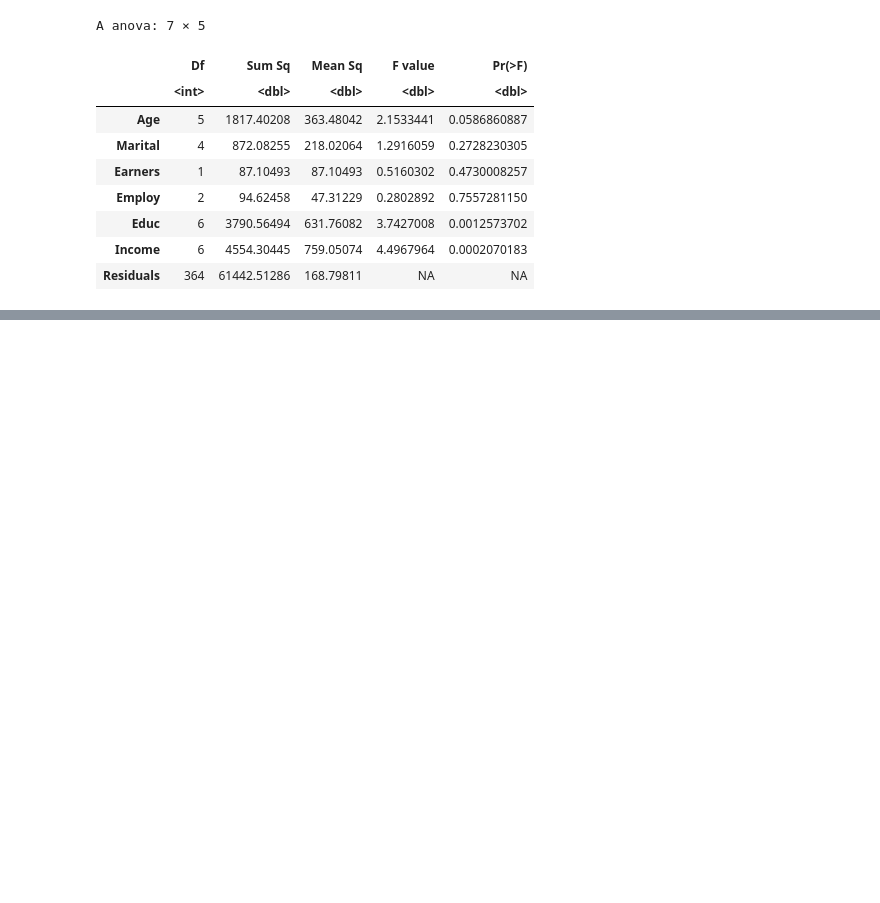
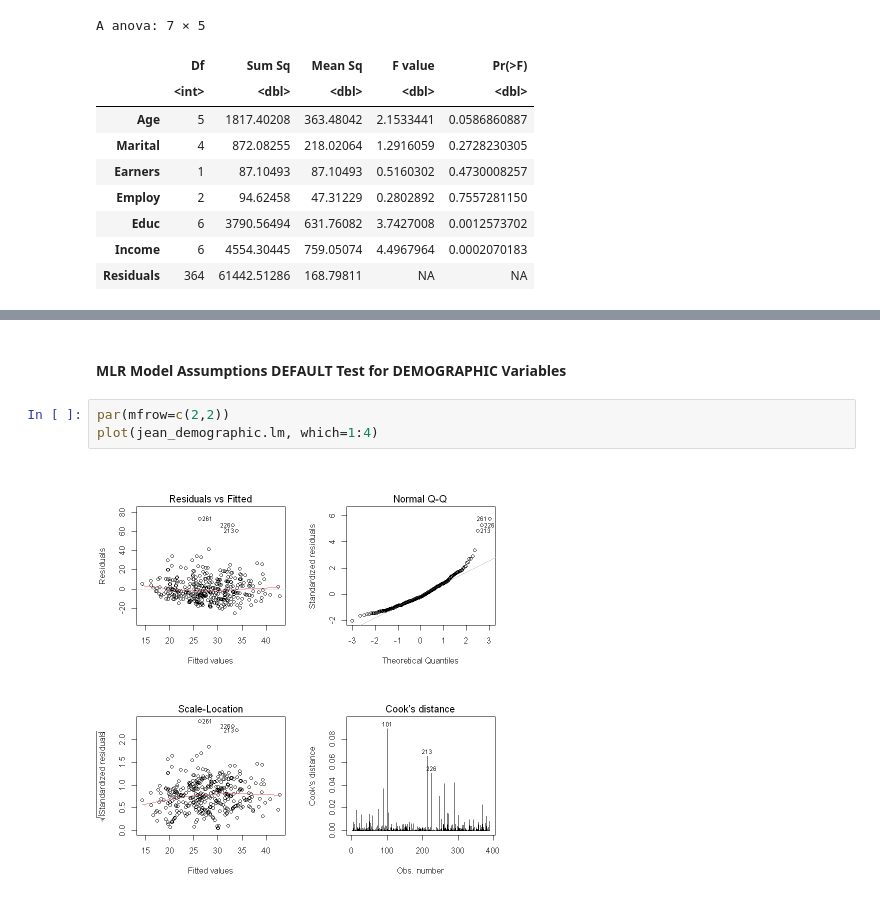
Before and after one commit to Dahmelawlah/Jeans-Market-Research, a Jupyter notebook: Jeans_Market_Research.ipynb, the cells around one changed output, grey strips where cells are left out. Cells and saved outputs as stored; diff of their text form; blank space fills up the shorter version.

```diff
--- a/Jeans_Market_Research.ipynb
+++ b/Jeans_Market_Research.ipynb
@@ -686,0 +702,7 @@ A anova: 7 × 5
+# %% [markdown]
+#### MLR Model Assumptions DEFAULT Test for DEMOGRAPHIC Variables
+# %%
+par(mfrow=c(2,2))
+plot(jean_demographic.lm, which=1:4)
+# %% [output]
+[figure, added]
```
Also changed, not shown: parts of 32 cells of this notebook.
